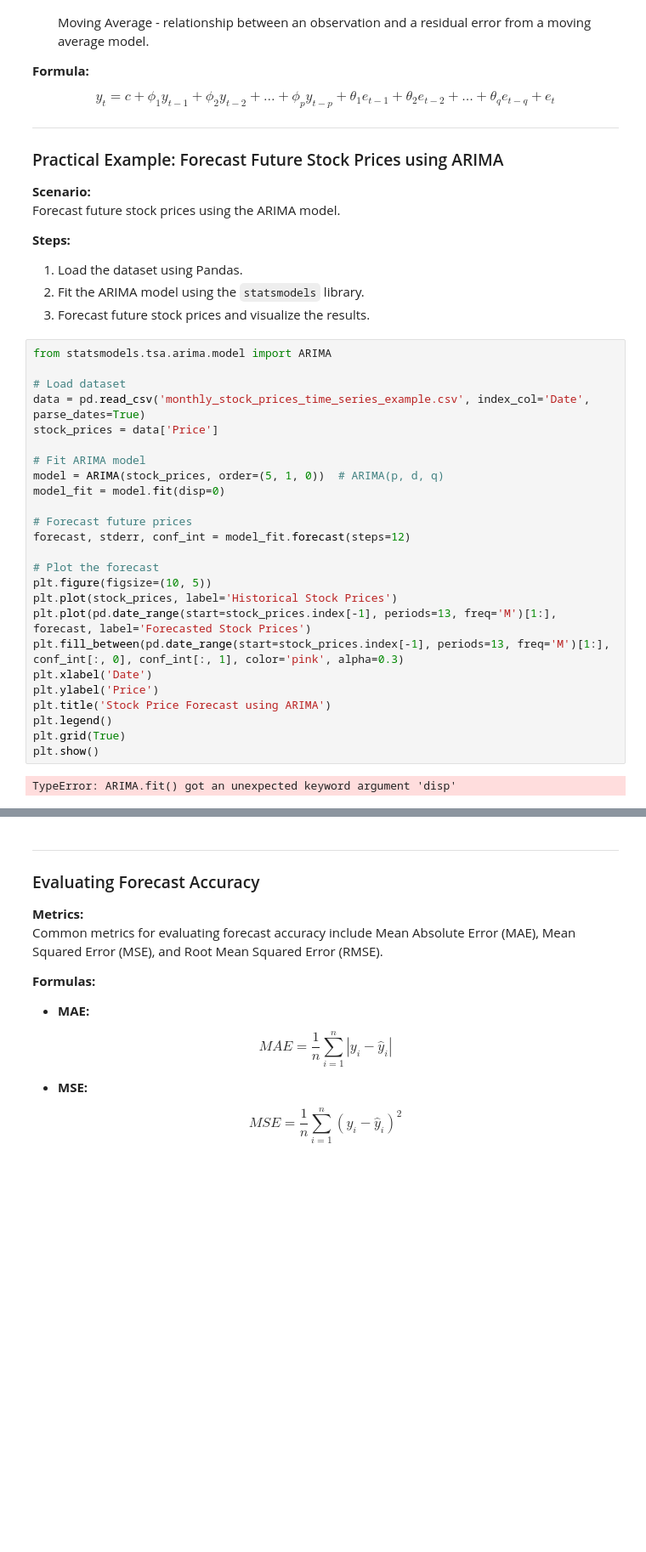
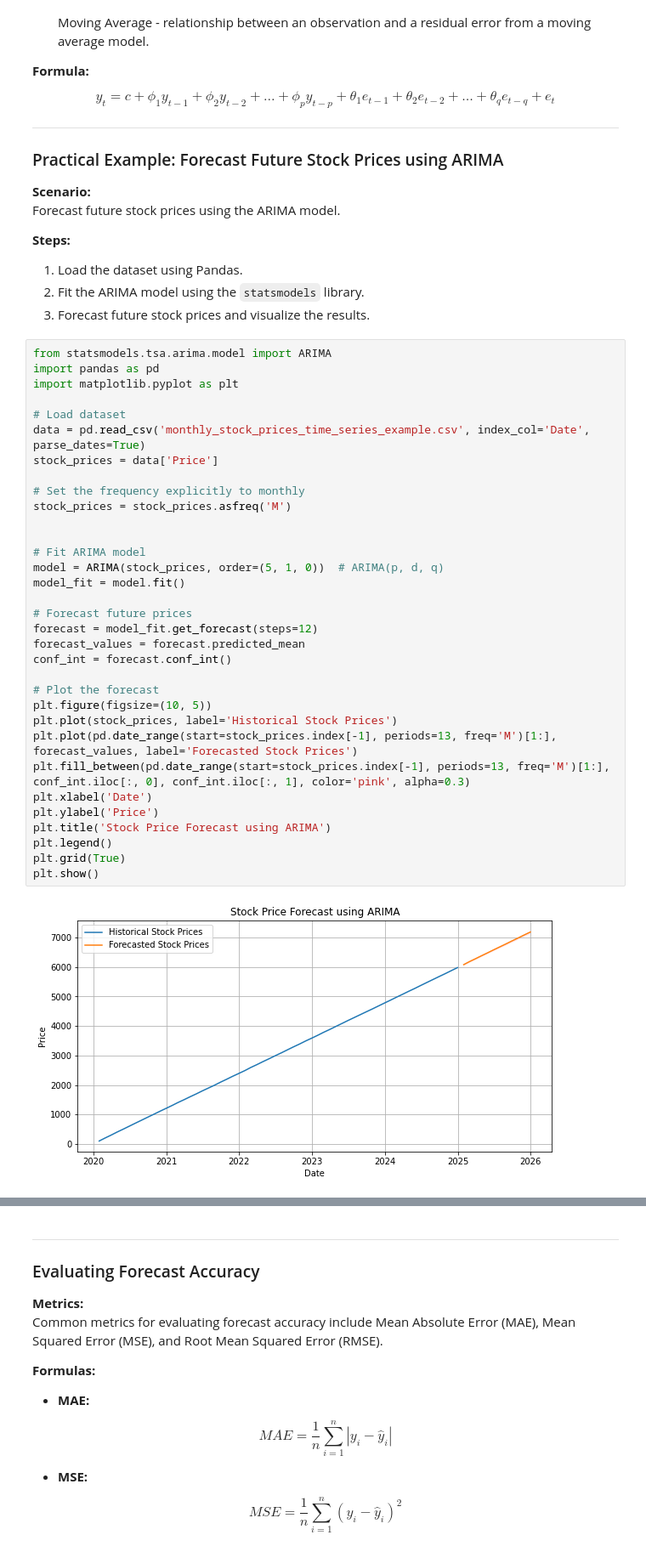
Before and after one commit to luiscunhacsc/finance_python, a Jupyter notebook: 17_Time_Series_Analysis.ipynb, the cells around one changed output, grey strips where cells are left out. Shown at 85% size. Drawn from its saved outputs; the diff is of its cells as text; blank space fills up the shorter version.

```diff
--- a/17_Time_Series_Analysis.ipynb
+++ b/17_Time_Series_Analysis.ipynb
@@ -179,28 +179,36 @@ Forecast future stock prices using the ARIMA model.
 3. Forecast future stock prices and visualize the results.
 # %%
 from statsmodels.tsa.arima.model import ARIMA
+import pandas as pd
+import matplotlib.pyplot as plt
 
 # Load dataset
 data = pd.read_csv('monthly_stock_prices_time_series_example.csv', index_col='Date', parse_dates=True)
 stock_prices = data['Price']
 
+# Set the frequency explicitly to monthly
+stock_prices = stock_prices.asfreq('M')
+
+
 # Fit ARIMA model
 model = ARIMA(stock_prices, order=(5, 1, 0))  # ARIMA(p, d, q)
-model_fit = model.fit(disp=0)
+model_fit = model.fit()
 
 # Forecast future prices
-forecast, stderr, conf_int = model_fit.forecast(steps=12)
+forecast = model_fit.get_forecast(steps=12)
+forecast_values = forecast.predicted_mean
+conf_int = forecast.conf_int()
 
 # Plot the forecast
 plt.figure(figsize=(10, 5))
 plt.plot(stock_prices, label='Historical Stock Prices')
-plt.plot(pd.date_range(start=stock_prices.index[-1], periods=13, freq='M')[1:], forecast, label='Forecasted Stock Prices')
-plt.fill_between(pd.date_range(start=stock_prices.index[-1], periods=13, freq='M')[1:], conf_int[:, 0], conf_int[:, 1], color='pink', alpha=0.3)
+plt.plot(pd.date_range(start=stock_prices.index[-1], periods=13, freq='M')[1:], forecast_values, label='Forecasted Stock Prices')
+plt.fill_between(pd.date_range(start=stock_prices.index[-1], periods=13, freq='M')[1:], conf_int.iloc[:, 0], conf_int.iloc[:, 1], color='pink', alpha=0.3)
 plt.xlabel('Date')
 plt.ylabel('Price')
 plt.title('Stock Price Forecast using ARIMA')
 plt.legend()
 plt.grid(True)
 plt.show()
 # %% [output]
-TypeError: ARIMA.fit() got an unexpected keyword argument 'disp'
+[figure, added]
```
Also changed, not shown: parts of 2 cells of this notebook.
